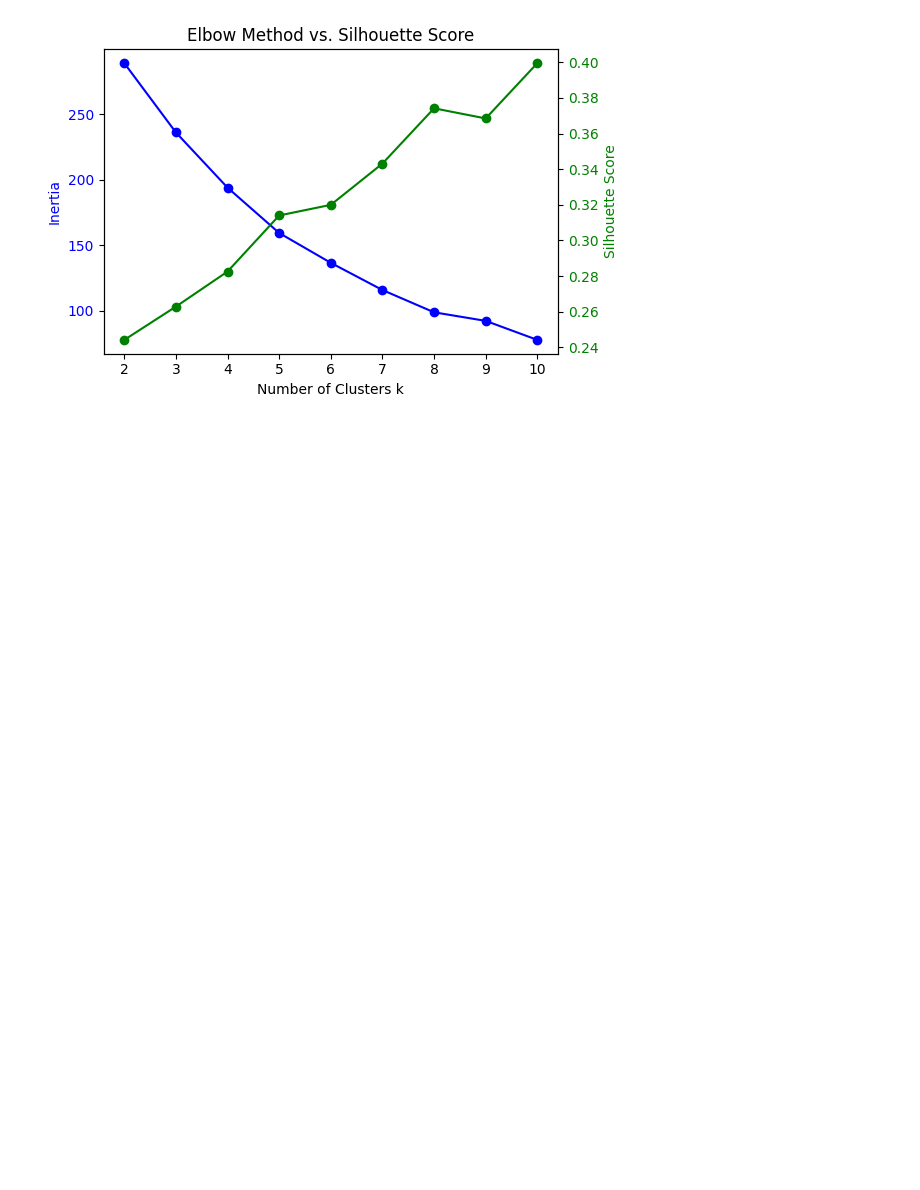
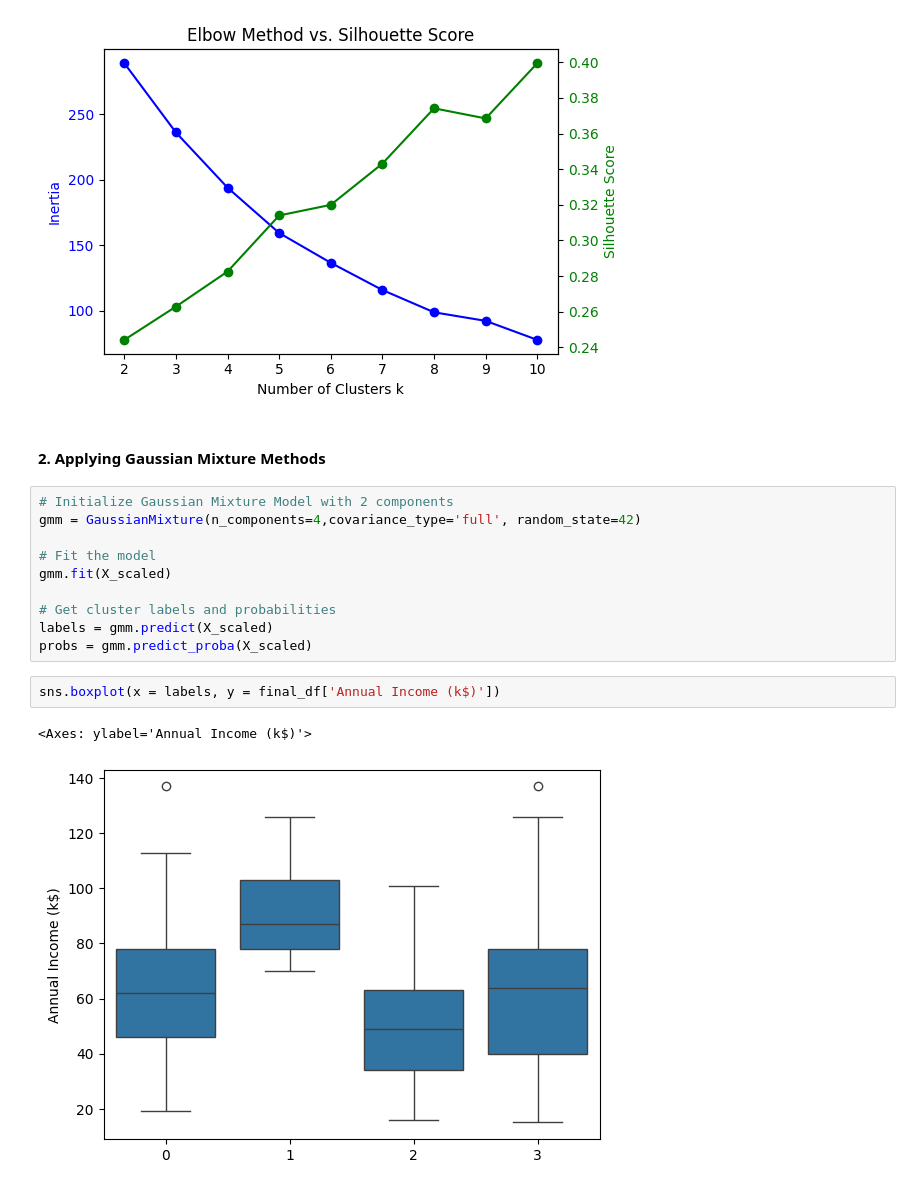
Before and after one commit to WamzMwangi/Advanced_Machine_Learning, a Jupyter notebook: Clustering_Algorithms/Unsupervised_Clustering.ipynb, the cells around one changed output. Cells and saved outputs as stored; diff of their text form; blank space fills up the shorter version.

Commit message:
Implementation of Gaussian Mixture Models

```diff
--- a/Clustering_Algorithms/Unsupervised_Clustering.ipynb
+++ b/Clustering_Algorithms/Unsupervised_Clustering.ipynb
@@ -218,3 +219,20 @@ fig.tight_layout()
 plt.show()
 # %% [output]
 [figure]
+# %% [markdown]
+#### 2. Applying Gaussian Mixture Methods
+# %%
+# Initialize Gaussian Mixture Model with 2 components
+gmm = GaussianMixture(n_components=4,covariance_type='full', random_state=42)
+
+# Fit the model
+gmm.fit(X_scaled)
+
+# Get cluster labels and probabilities
+labels = gmm.predict(X_scaled)
+probs = gmm.predict_proba(X_scaled)
+# %%
+sns.boxplot(x = labels, y = final_df['Annual Income (k$)'])
+# %% [output]
+<Axes: ylabel='Annual Income (k$)'>
+[figure, added]
```
Also changed, not shown: parts of 5 cells of this notebook.
